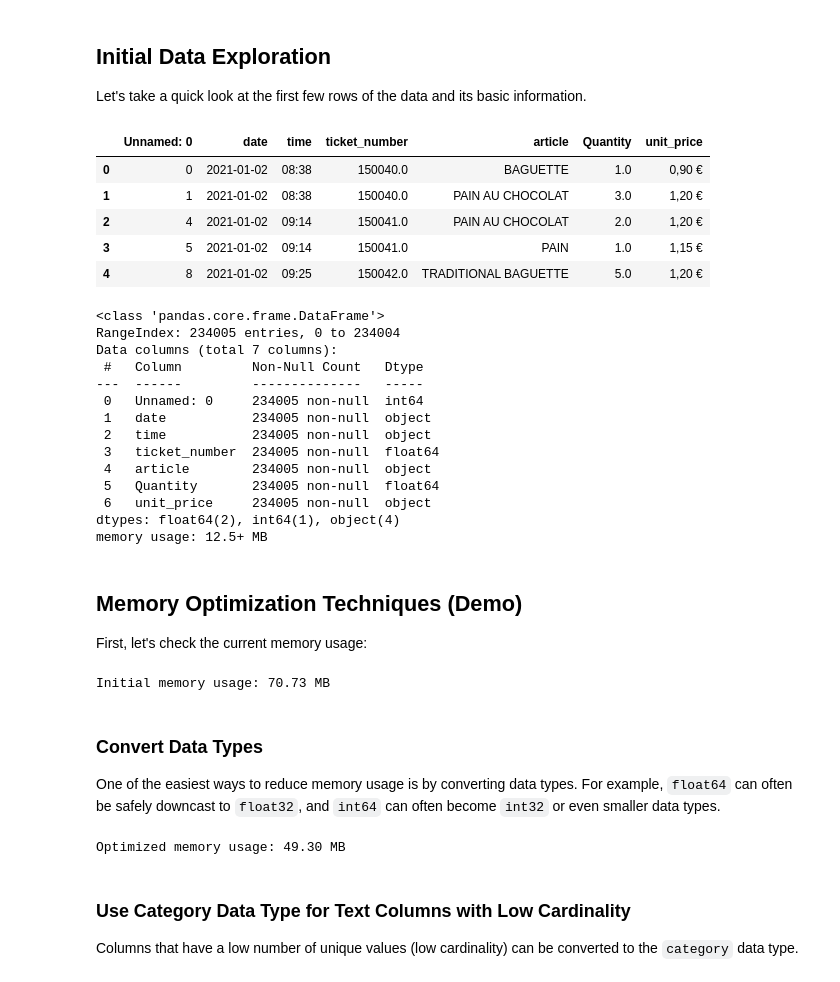
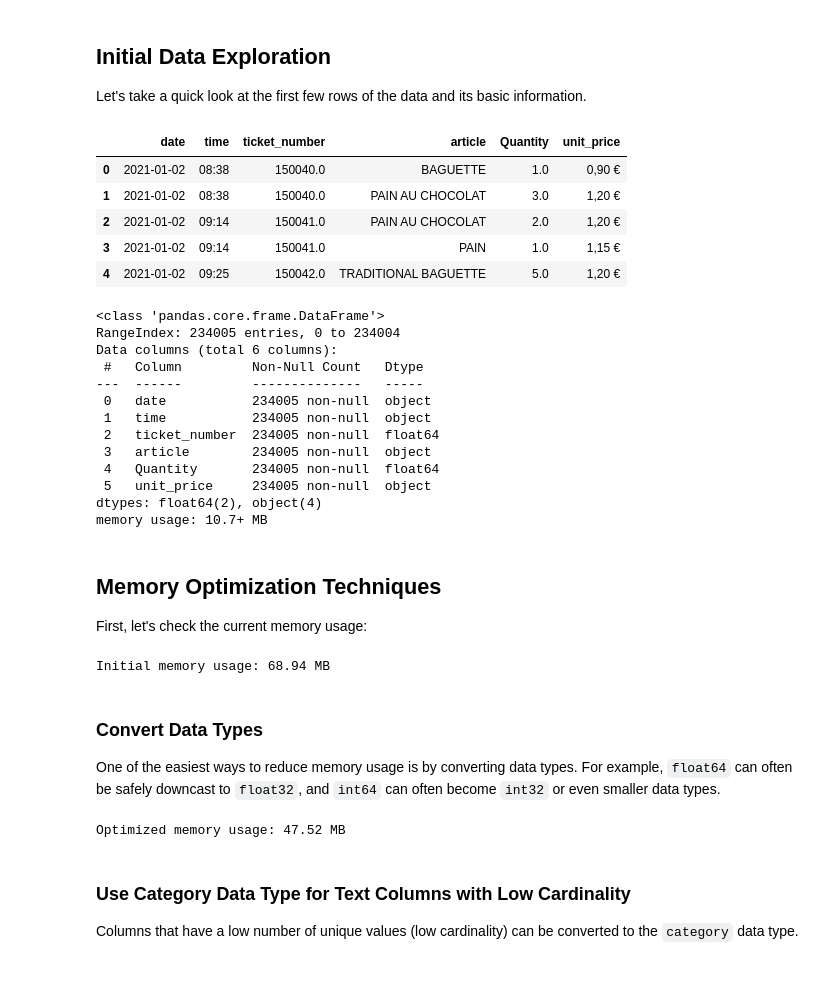
Before and after one commit to simIDe/BakeryAnalysis_BestPractices, a Jupyter notebook: Daily_Sales_Analysis_Best_Practices_Demo.ipynb, the cells around one changed output. Saved outputs shown, nothing was run; the diff lists cells and outputs as text; code cells hidden in the pictures.

```diff
--- a/Daily_Sales_Analysis_Best_Practices_Demo.ipynb
+++ b/Daily_Sales_Analysis_Best_Practices_Demo.ipynb
@@ -28,44 +30,48 @@ df = pd.read_csv("bakery sales.csv")
 <a class="anchor" id="data-exploration"></a>
 Let's take a quick look at the first few rows of the data and its basic information.
 # %%
+# drop Unnamed: 0 column
+df.drop('Unnamed: 0', axis=1, inplace=True)
 # Display the first few rows
 df.head()
 # %% [output]
-|  | Unnamed: 0 | date | time | ticket_number | article | Quantity | unit_price |
-| 0 | 0 | 2021-01-02 | 08:38 | 150040.0 | BAGUETTE | 1.0 | 0,90 € |
-| 1 | 1 | 2021-01-02 | 08:38 | 150040.0 | PAIN AU CHOCOLAT | 3.0 | 1,20 € |
-| 2 | 4 | 2021-01-02 | 09:14 | 150041.0 | PAIN AU CHOCOLAT | 2.0 | 1,20 € |
-| 3 | 5 | 2021-01-02 | 09:14 | 150041.0 | PAIN | 1.0 | 1,15 € |
-| 4 | 8 | 2021-01-02 | 09:25 | 150042.0 | TRADITIONAL BAGUETTE | 5.0 | 1,20 € |
+|  | date | time | ticket_number | article | Quantity | unit_price |
+| 0 | 2021-01-02 | 08:38 | 150040.0 | BAGUETTE | 1.0 | 0,90 € |
+| 1 | 2021-01-02 | 08:38 | 150040.0 | PAIN AU CHOCOLAT | 3.0 | 1,20 € |
+| 2 | 2021-01-02 | 09:14 | 150041.0 | PAIN AU CHOCOLAT | 2.0 | 1,20 € |
+| 3 | 2021-01-02 | 09:14 | 150041.0 | PAIN | 1.0 | 1,15 € |
+| 4 | 2021-01-02 | 09:25 | 150042.0 | TRADITIONAL BAGUETTE | 5.0 | 1,20 € |
 # %%
-# General information
+# General information about the data
 df.info()
 # %% [output]
 <class 'pandas.core.frame.DataFrame'>
 RangeIndex: 234005 entries, 0 to 234004
-Data columns (total 7 columns):
+Data columns (total 6 columns):
  #   Column         Non-Null Count   Dtype
 ---  ------         --------------   -----
- 0   Unnamed: 0     234005 non-null  int64
- 1   date           234005 non-null  object
- 2   time           234005 non-null  object
- 3   ticket_number  234005 non-null  float64
- 4   article        234005 non-null  object
- 5   Quantity       234005 non-null  float64
- 6   unit_price     234005 non-null  object
-dtypes: float64(2), int64(1), object(4)
-memory usage: 12.5+ MB
+ 0   date           234005 non-null  object
+ 1   time           234005 non-null  object
+ 2   ticket_number  234005 non-null  float64
+ 3   article        234005 non-null  object
+ 4   Quantity       234005 non-null  float64
+ 5   unit_price     234005 non-null  object
+dtypes: float64(2), object(4)
+memory usage: 10.7+ MB
 # %% [markdown]
-## Memory Optimization Techniques (Demo)
+## Memory Optimization Techniques
 <a class="anchor" id="memory-optimization-techniques"></a>
 
 First, let's check the current memory usage:
 # %%
 # Initial Memory Usage
-initial_memory = df.memory_usage(deep=True).sum() / 1024 ** 2  # convert bytes to MB
+initial_memory = df.memory_usage(deep=True).sum() / 1024 ** 2 # convert bytes to MB
+# deep=True: Introspect the data deeply, interrogate object dtypes for
+# system-level memory consumption
+# That's why the memory usage is higher than the df.info() result
 print(f"Initial memory usage: {initial_memory:.2f} MB")
 # %% [output]
-Initial memory usage: 70.73 MB
+Initial memory usage: 68.94 MB
 # %% [markdown]
 ### Convert Data Types
 
@@ -76,15 +82,25 @@ can often become `int32` or even smaller data types.
 # create a copy of the dataframe for testing memory usage
 df_copy = df.copy()
 
-# Downcasting
+
+# 'unit_price' is in string format with the Euro symbol, and comma as
+#  a decimal separator
+# remove the Euro symbol
+df_copy['unit_price'] = df_copy['unit_price'].str.replace(' €', '')
+# replace comma with dot
+df_copy['unit_price'] = df_copy['unit_price'].str.replace(',', '.')
+
+# Downcasting unit_price column
+df_copy['unit_price'] = pd.to_numeric(df_copy['unit_price'], downcast='float')
+# Downcasting Quantity column
 df_copy['Quantity'] = pd.to_numeric(df_copy['Quantity'], downcast='integer')
-df_copy['unit_price'] = df_copy['unit_price'].str.replace(' €', '').str.replace(',', '.').astype('float').astype('float32')
+
 
 # Verifying the new memory usage
 optimized_memory = df_copy.memory_usage(deep=True).sum() / 1024 ** 2  # in MB
 print(f"Optimized memory usage: {optimized_memory:.2f} MB")
 # %% [output]
-Optimized memory usage: 49.30 MB
+Optimized memory usage: 47.52 MB
 # %% [markdown]
 ### Use Category Data Type for Text Columns with Low Cardinality
 
```
Also changed, not shown: parts of 19 cells of this notebook.
